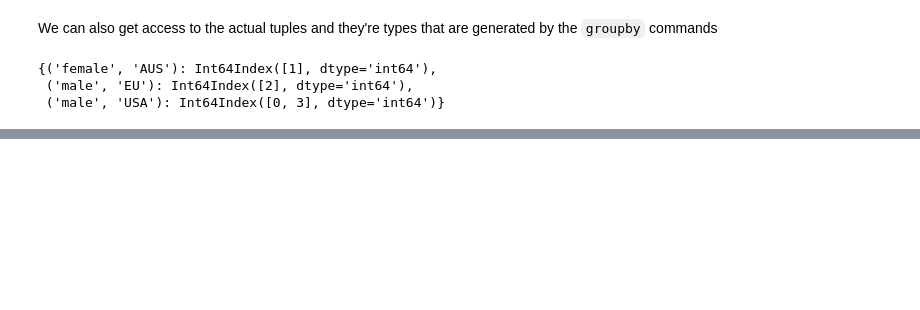
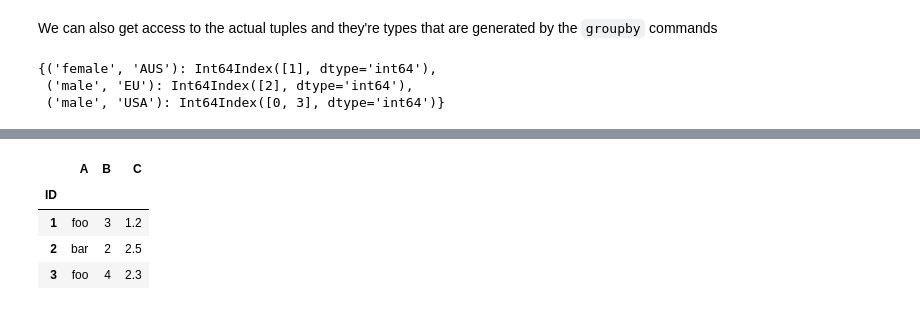
Before and after one commit to TulaneIntroDataScience/TulaneIntroDataScience.github.io, a Jupyter notebook: _notebooks/Lecture07-Manipulating_Data.ipynb, the cells around one changed output, grey strips where cells are left out. Cells and saved outputs as stored; diff of their text form; code cells hidden in the pictures; blank space fills up the shorter version.

```diff
--- a/_notebooks/Lecture07-Manipulating_Data.ipynb
+++ b/_notebooks/Lecture07-Manipulating_Data.ipynb
@@ -405,0 +169,9 @@ array(['Rap', 'R&B', 'Rock', 'Pop', 'Gospel', 'Country', 'Electronica',
+# %%
+# Inner join
+df1.join(df2, how='inner')
+# %% [output]
+|  | A | B | C |
+| ID |  |  |  |
+| 1 | foo | 3 | 1.2 |
+| 2 | bar | 2 | 2.5 |
+| 3 | foo | 4 | 2.3 |
```
Also changed, not shown: parts of 40 cells of this notebook, 9 other files.
